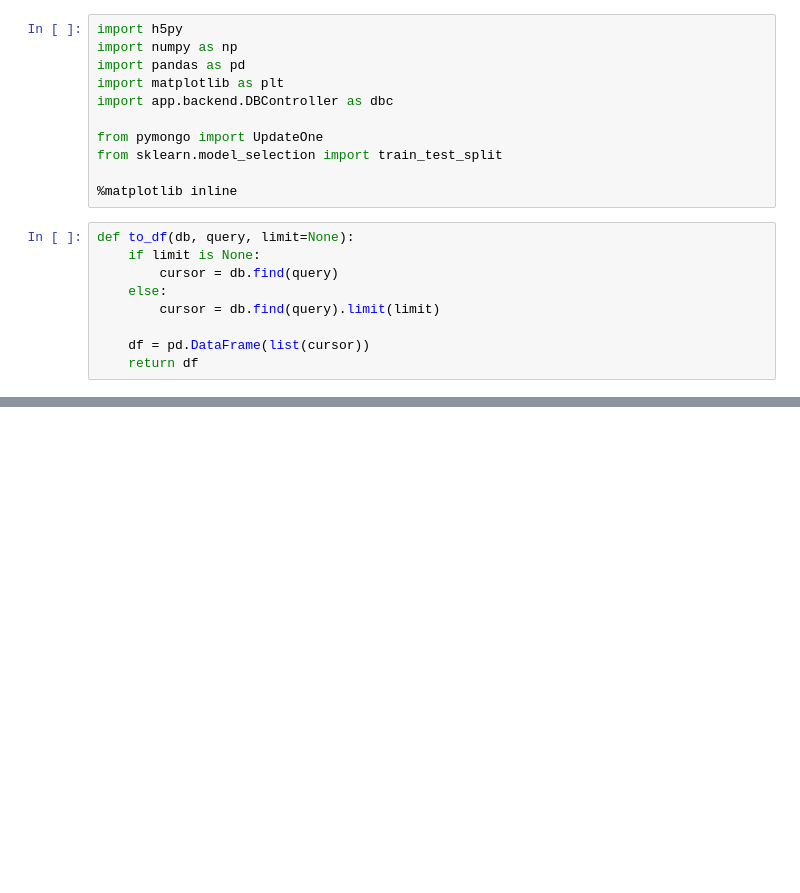
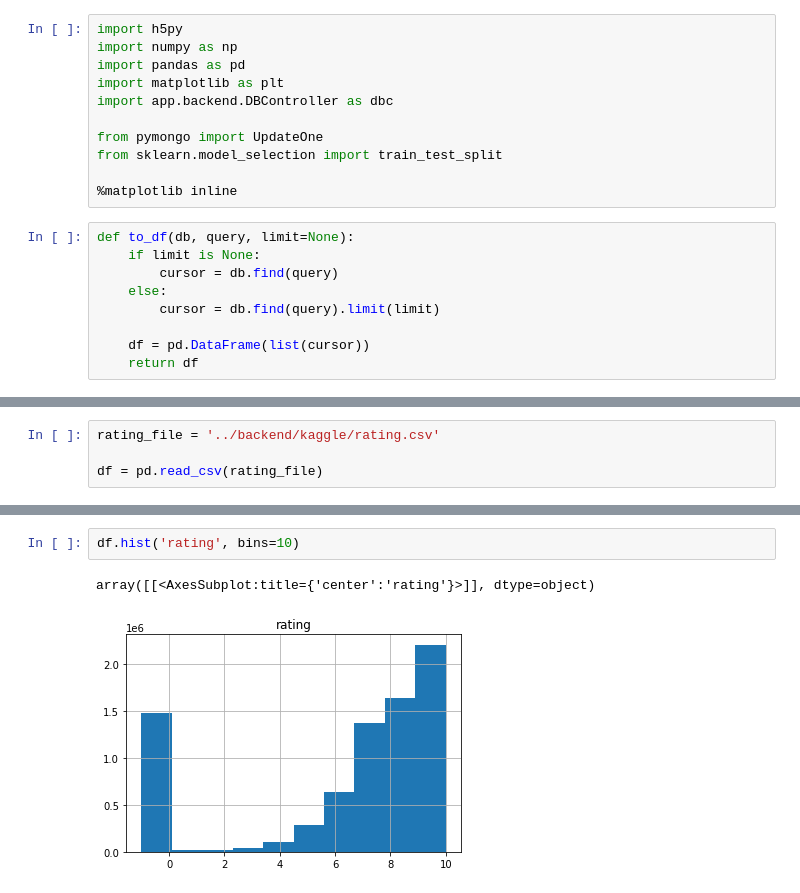
Before and after one commit to alyssajasminee/491B_AniMe, a Jupyter notebook: app/recommender_system/data_exploration.ipynb, the cells around one changed output, grey strips where cells are left out. Drawn from its saved outputs; the diff is of its cells as text; blank space fills up the shorter version.

```diff
--- a/app/recommender_system/data_exploration.ipynb
+++ b/app/recommender_system/data_exploration.ipynb
@@ -38,0 +43,4 @@ df = to_df(reviews_db, {})
+# %%
+rating_file = '../backend/kaggle/rating.csv'
+
+df = pd.read_csv(rating_file)
@@ -38,0 +129,5 @@ df = to_df(reviews_db, {})
+# %%
+df.hist('rating', bins=10)
+# %% [output]
+array([[<AxesSubplot:title={'center':'rating'}>]], dtype=object)
+[figure, added]
```
Also changed, not shown: parts of 55 cells of this notebook, 2 other files.
